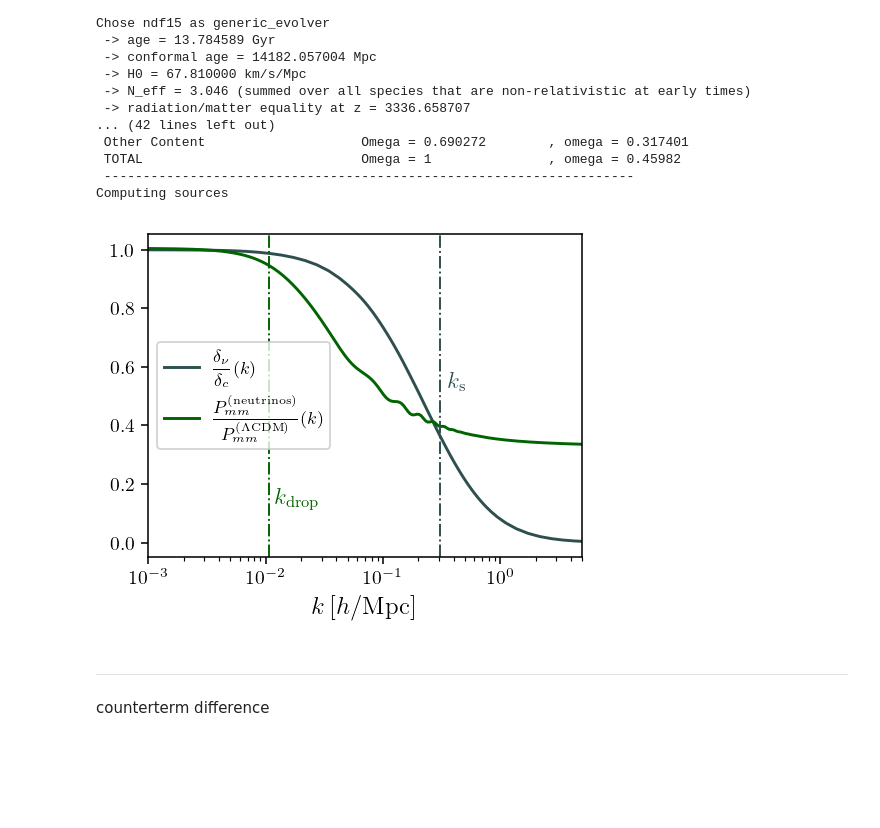
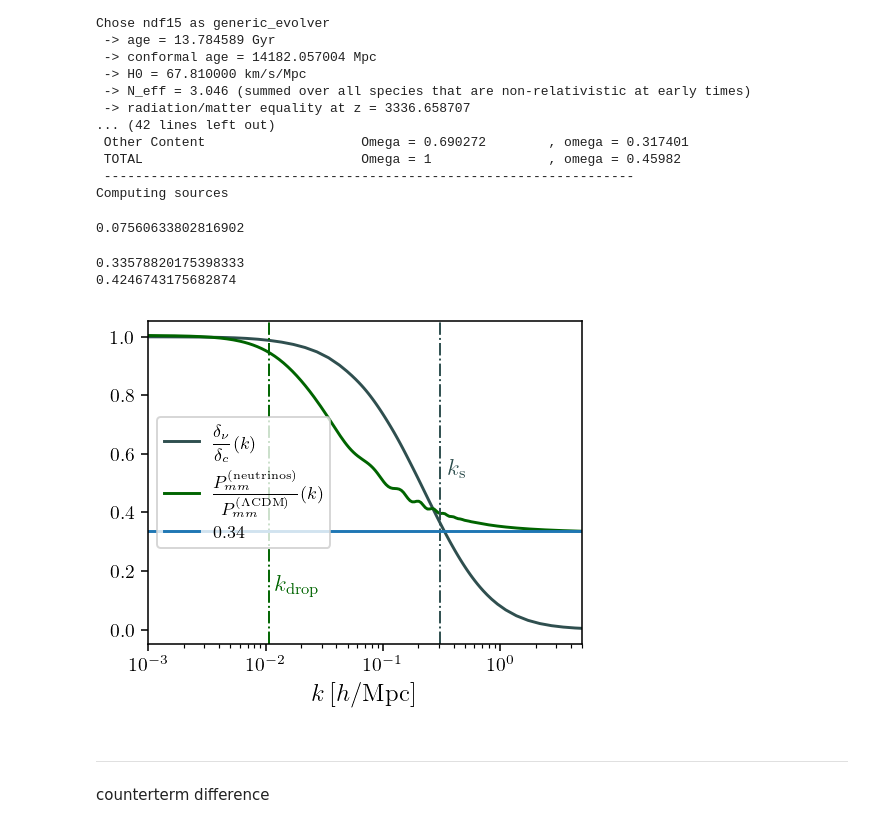
Before and after one commit to fverd/class, a Jupyter notebook: soundspeed-scripts/4paper.ipynb, the cells around one changed output. Drawn from its saved outputs; the diff is of its cells as text; code cells hidden in the pictures; blank space fills up the shorter version.

Commit message:
updates scripts per figure

```diff
--- a/soundspeed-scripts/4paper.ipynb
+++ b/soundspeed-scripts/4paper.ipynb
@@ -258,29 +258,42 @@ Chose ndf15 as generic_evolver
  TOTAL                            Omega = 1               , omega = 0.45982
  --------------------------------------------------------------------
 Computing sources
+# %%
+0.0107361/0.142
+# %% [output]
+0.07560633802816902
 # %%
 
 plt.figure(figsize=(4.,3), dpi=140)
 
 plt.plot(kEval, T_ratio_nu,'darkslategray', label=r'$\displaystyle\frac{\delta_\nu}{\delta_c}(k)$')
 plt.semilogx(kk2, Pk_nu/Pk_nu_LCDM, 'darkgreen', label=r'$\displaystyle\frac{P_{mm}^{(\mathrm{neutrinos})}}{P_{mm}^{(\mathrm{\Lambda CDM})}}(k)$')
 
 plt.axvline(kJnu, linewidth=1., color='darkslategray', linestyle='-.')
 plt.text(kJnu+5.e-2, 0.55, r'$k_\mathrm{s}$', color='darkslategray', fontsize=12, ha='left', va='center', rotation=0)
 
 kdropnu = 0.0107753
 plt.axvline(kdropnu, linewidth=1., color='darkgreen', linestyle='-.')
 plt.text(1.2e-2, 0.15, r'$k_\mathrm{drop}$', color='darkgreen', fontsize=12, ha='left', va='center', rotation=0)
 
 
+endratio = Pk_nu[-1]/Pk_nu_LCDM[-1]
+print(endratio)
+plt.axhline(endratio, label=f'{0.34}')
+fnu=0.0756
+print((1-fnu)**2 * np.exp(-6/5*fnu*np.log((1+3336)/(1+0.5))))
+
+
 plt.xlabel(r'$k\,[h/\mathrm{Mpc}]$', fontsize=13)
 plt.legend(loc='center left', fontsize=9)
 
 plt.xlim([1.e-3,5])
 # plt.savefig('/home/fverdian/class/soundspeed-scripts/figure/kdrop_vs_ks_neutrinos.pdf', bbox_inches='tight')
 plt.show()
 # %% [output]
+0.33578820175398333
+0.4246743175682874
-[figure, old version]
+[figure, new version]
 # %% [markdown]
 ---
 counterterm difference
```
Also changed, not shown: parts of 1 cell of this notebook, 12 other files.
